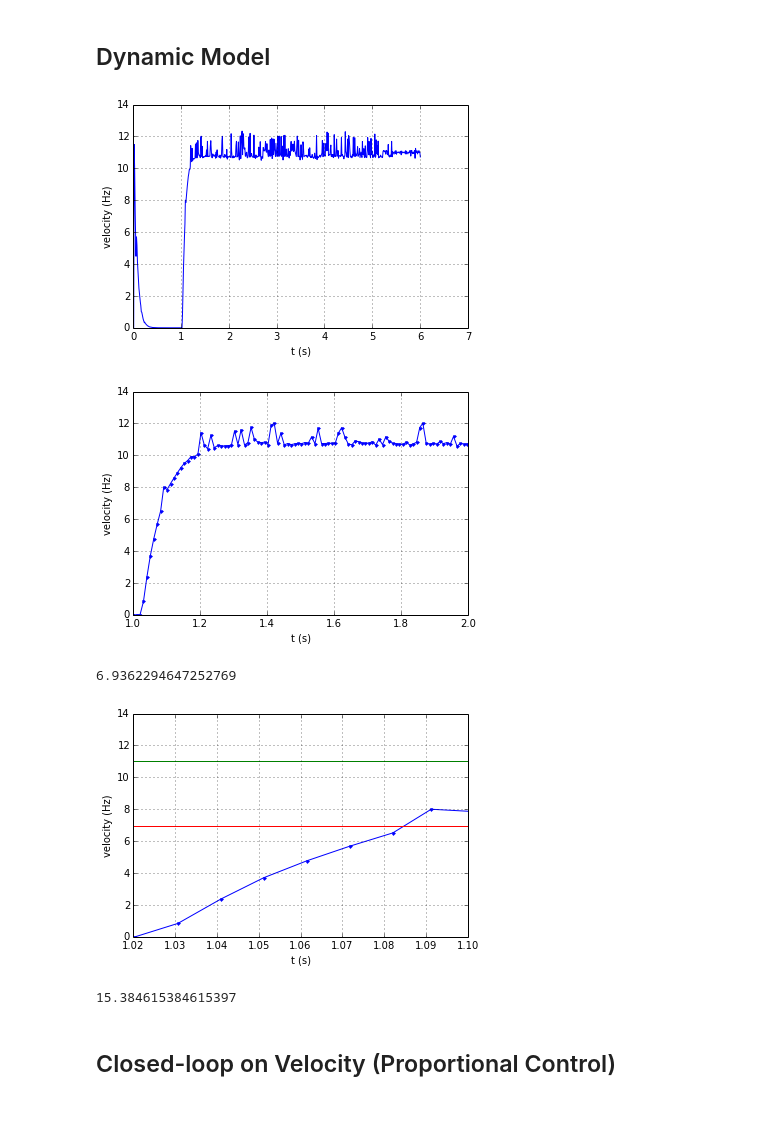
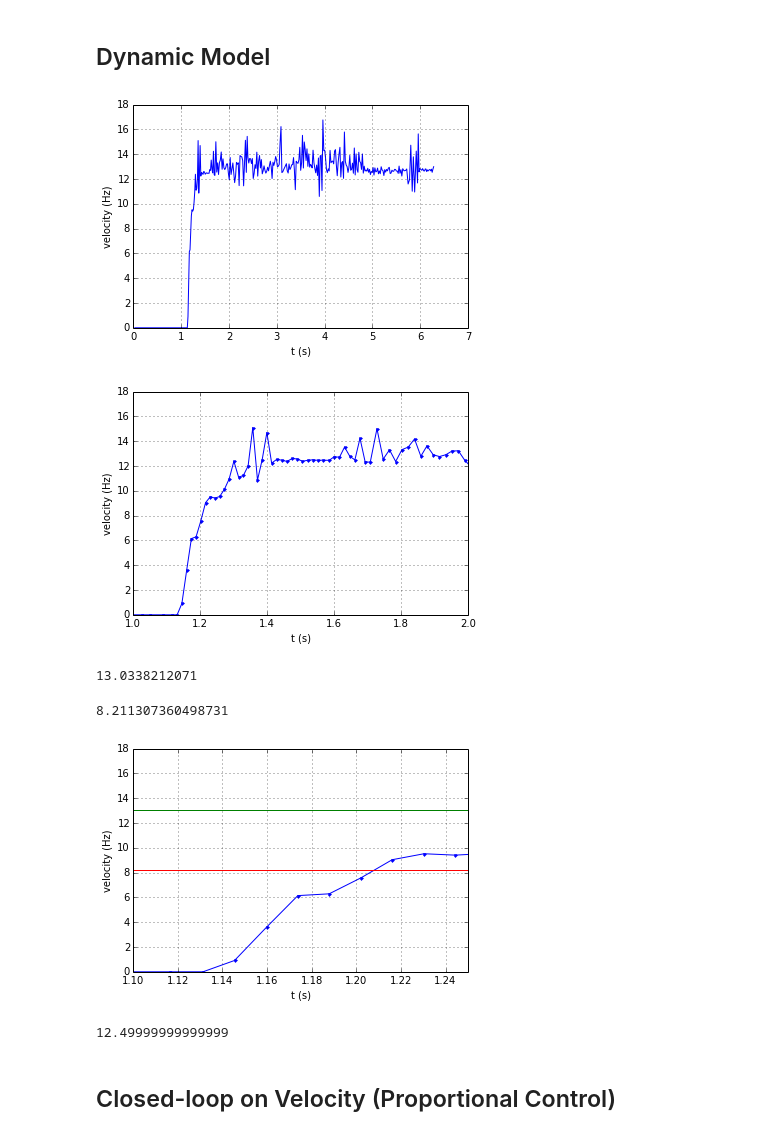
Before and after one commit to mcdeoliveira/pyctrl, a Jupyter notebook: python/notebook/IdentifyMotor.ipynb, the cells around one changed output. Drawn from its saved outputs; the diff is of its cells as text; code cells hidden in the pictures.

```diff
--- a/python/notebook/IdentifyMotor.ipynb
+++ b/python/notebook/IdentifyMotor.ipynb
@@ -14,7 +14,7 @@ import time
 from ctrl.client import Controller
 from ctrl.algo import Proportional, PID, VelocityController
 # %%
-HOST, PORT = "localhost", 9999
+HOST, PORT = "192.168.10.107", 9999
 controller = Controller(HOST, PORT)
 # %%
 controller.reset_logger()
@@ -50,13 +50,16 @@ plt.grid()
 ## Static Curve
 # %%
 controller.reset_logger()
+dT = 3
 controller.set_encoder1(0)
 with controller:
     time.sleep(1)
-    for duty_cycle in range(0,100,10):
+    for duty_cycle in range(0,100,5):
+        print('duty cycle = {}%'.format(duty_cycle))
         controller.set_reference1(duty_cycle)
-        time.sleep(1)
+        time.sleep(dT)
+    print('duty cycle = 100%')
     controller.set_reference1(100)
-    time.sleep(1)
+    time.sleep(dT)
     controller.set_reference1(0)
 log = controller.get_log()
@@ -101,15 +118,3 @@ plt.grid()
-# %%
-controller.reset_logger()
-controller.set_echo(0)
-with controller:
-    controller.set_reference1(0)
-    time.sleep(1)
-    controller.set_reference1(100)
-    time.sleep(1)
-    controller.set_reference1(-100)
-    time.sleep(1)
-    controller.set_reference1(0)
-    time.sleep(1)
 # %% [markdown]
 ## Dynamic Model
 # %%
@@ -130,7 +135,7 @@ plt.xlabel('t (s)')
 plt.ylabel('velocity (Hz)')
 plt.grid()
 # %% [output]
-[figure, old version]
+[figure, new version]
 # %%
 plt.plot(t, velocity, '.-')
 plt.xlim(1,2)
@@ -138,28 +143,30 @@ plt.xlabel('t (s)')
 plt.ylabel('velocity (Hz)')
 plt.grid()
 # %% [output]
-[figure, old version]
+[figure, new version]
 # %%
 vmax = np.mean(velocity[np.where(t > 1.4)])
+print(vmax)
 0.63 * vmax
 # %% [output]
-6.9362294647252769
+13.0338212071
+8.211307360498731
 # %%
 plt.plot(t, velocity, '.-',
          np.array([t[0],t[-1]]), np.array(2*[vmax]), '-',
          np.array([t[0],t[-1]]), np.array(2*[0.63*vmax]), '-')
-plt.xlim(1.02,1.1)
+plt.xlim(1.1,1.25)
 plt.xlabel('t (s)')
 plt.ylabel('velocity (Hz)')
 plt.grid()
 # %% [output]
-[figure, old version]
+[figure, new version]
 # %%
-tau = 1.085-1.02
+tau = 1.21-1.13
 a = 1/tau
 print(a)
 # %% [output]
-15.384615384615397
+12.49999999999999
 # %% [markdown]
 ## Closed-loop on Velocity (Proportional Control)
 # %%
```
Also changed, not shown: parts of 8 cells of this notebook, 4 other files.
